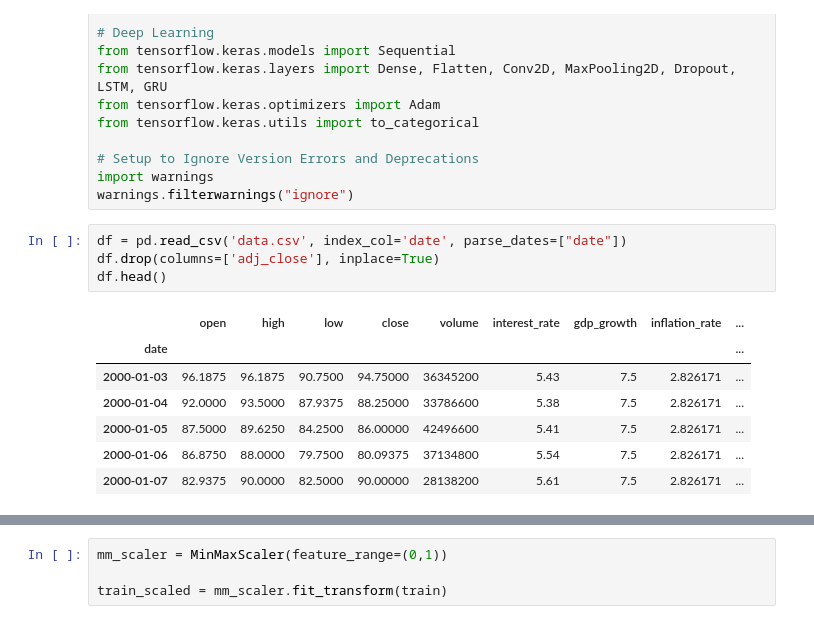
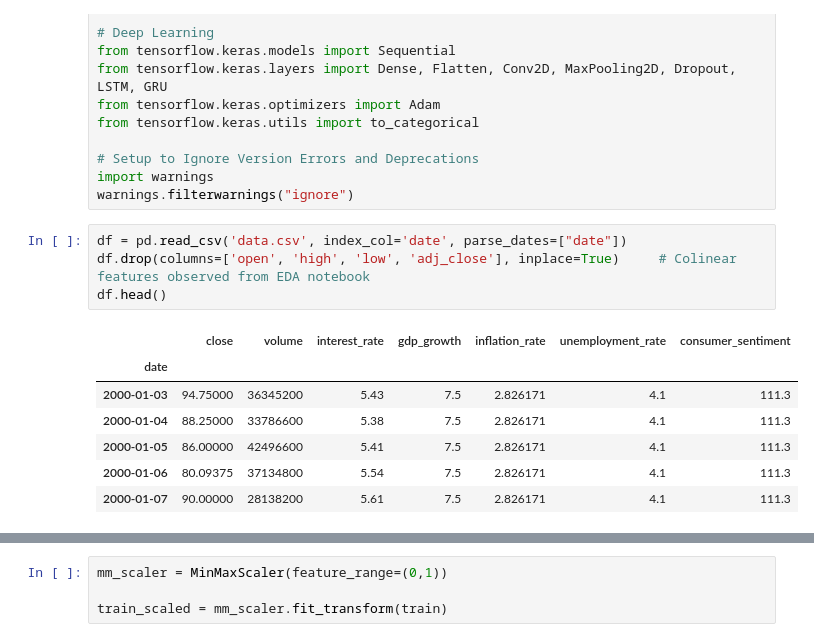
Before and after one commit to elijahlopez94/stock_market_prediction_with_rnn, a Jupyter notebook: machine_learning.ipynb, the cells around one changed output, grey strips where cells are left out. Saved outputs shown, nothing was run; the diff lists cells and outputs as text.

```diff
--- a/machine_learning.ipynb
+++ b/machine_learning.ipynb
@@ -41,14 +41,14 @@ import warnings
 warnings.filterwarnings("ignore")
 # %%
 df = pd.read_csv('data.csv', index_col='date', parse_dates=["date"])
-df.drop(columns=['adj_close'], inplace=True)
+df.drop(columns=['open', 'high', 'low', 'adj_close'], inplace=True)     # Colinear features observed from EDA notebook
 df.head()
 # %% [output]
-|  | open | high | low | close | volume | interest_rate | gdp_growth | inflation_rate | ... |
-| date |  |  |  |  |  |  |  |  | ... |
-| 2000-01-03 | 96.1875 | 96.1875 | 90.7500 | 94.75000 | 36345200 | 5.43 | 7.5 | 2.826171 | ... |
-| 2000-01-04 | 92.0000 | 93.5000 | 87.9375 | 88.25000 | 33786600 | 5.38 | 7.5 | 2.826171 | ... |
-| 2000-01-05 | 87.5000 | 89.6250 | 84.2500 | 86.00000 | 42496600 | 5.41 | 7.5 | 2.826171 | ... |
-| 2000-01-06 | 86.8750 | 88.0000 | 79.7500 | 80.09375 | 37134800 | 5.54 | 7.5 | 2.826171 | ... |
-| 2000-01-07 | 82.9375 | 90.0000 | 82.5000 | 90.00000 | 28138200 | 5.61 | 7.5 | 2.826171 | ... |
+|  | close | volume | interest_rate | gdp_growth | inflation_rate | unemployment_rate | consumer_sentiment |
+| date |  |  |  |  |  |  |  |
+| 2000-01-03 | 94.75000 | 36345200 | 5.43 | 7.5 | 2.826171 | 4.1 | 111.3 |
+| 2000-01-04 | 88.25000 | 33786600 | 5.38 | 7.5 | 2.826171 | 4.1 | 111.3 |
+| 2000-01-05 | 86.00000 | 42496600 | 5.41 | 7.5 | 2.826171 | 4.1 | 111.3 |
+| 2000-01-06 | 80.09375 | 37134800 | 5.54 | 7.5 | 2.826171 | 4.1 | 111.3 |
+| 2000-01-07 | 90.00000 | 28138200 | 5.61 | 7.5 | 2.826171 | 4.1 | 111.3 |
 # %%
```
Also changed, not shown: parts of 38 cells of this notebook.
